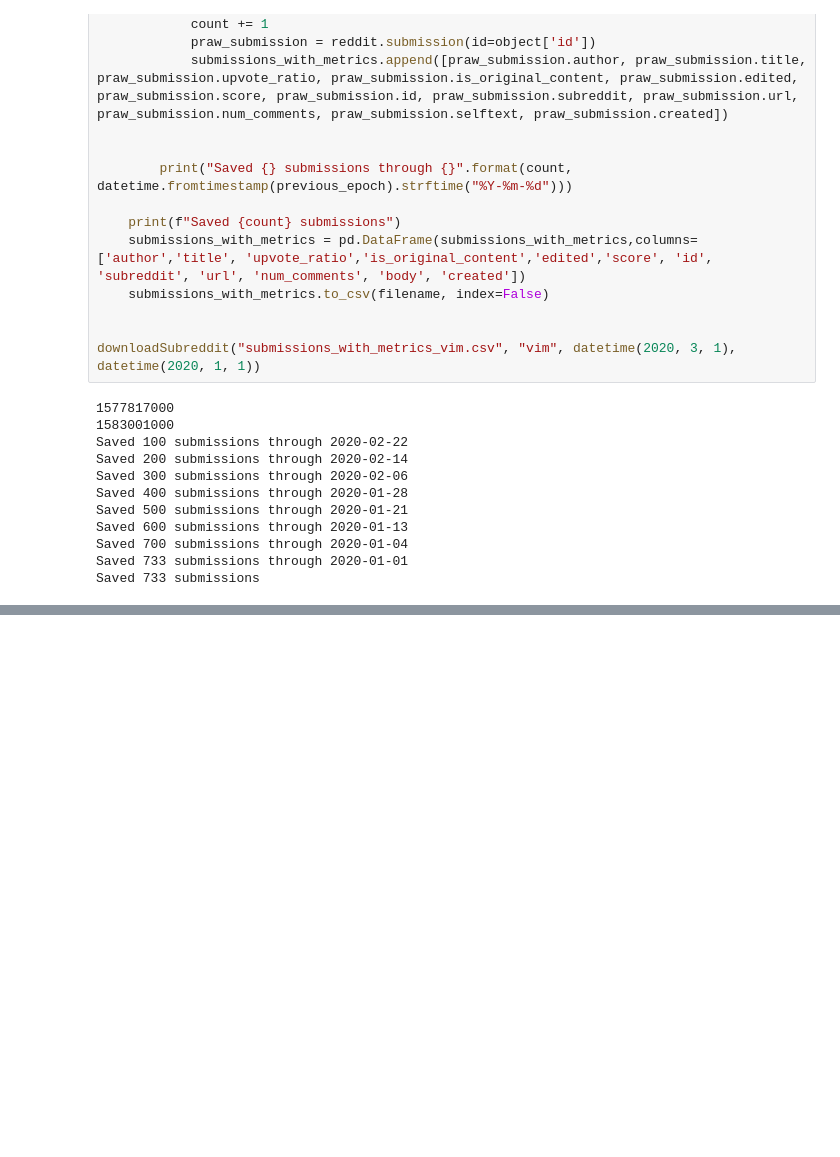
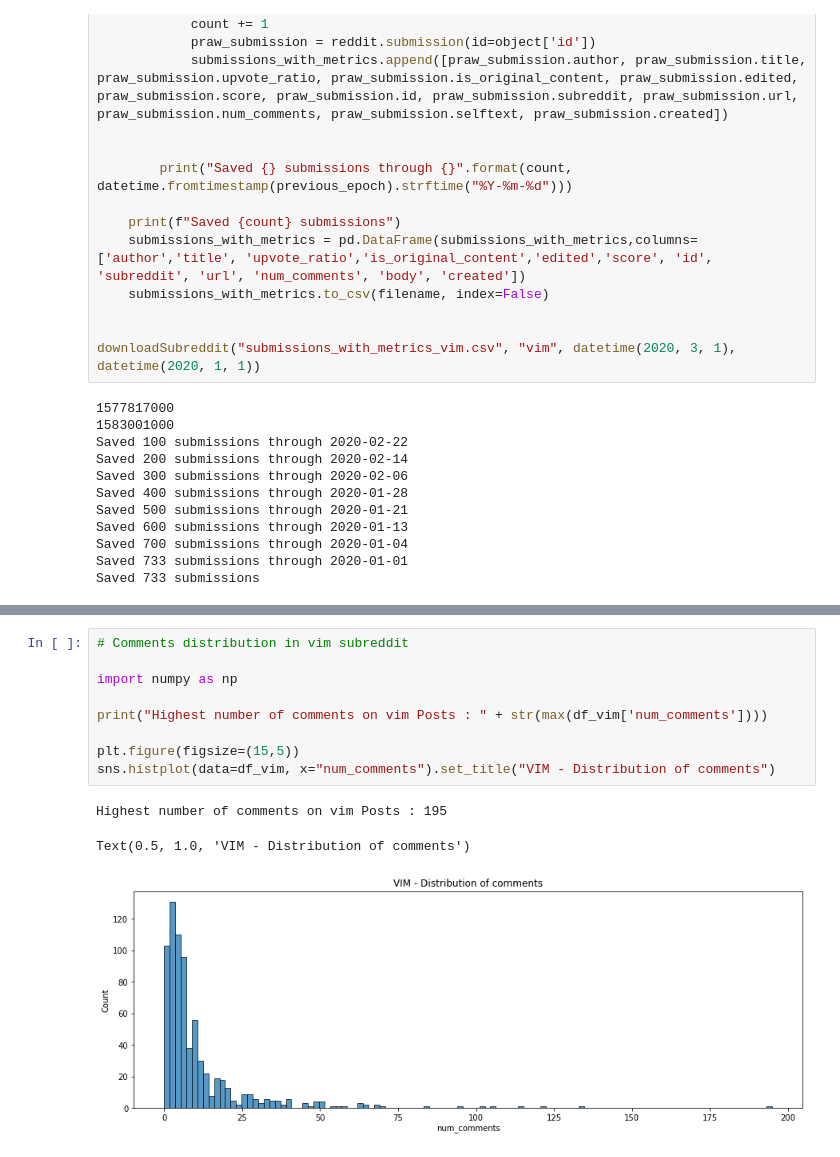
Before and after one commit to Neha-Sajnani/Reddit-Data-Analysis, a Jupyter notebook: Reddit Data Analysis.ipynb, the cells around one changed output, grey strips where cells are left out. Cells and saved outputs as stored; diff of their text form; blank space fills up the shorter version.

```diff
--- a/Reddit Data Analysis.ipynb
+++ b/Reddit Data Analysis.ipynb
@@ -131,0 +206,13 @@ Saved 733 submissions
+# %%
+# Comments distribution in vim subreddit
+
+import numpy as np
+
+print("Highest number of comments on vim Posts : " + str(max(df_vim['num_comments'])))
+
+plt.figure(figsize=(15,5))
+sns.histplot(data=df_vim, x="num_comments").set_title("VIM - Distribution of comments")
+# %% [output]
+Highest number of comments on vim Posts : 195
+Text(0.5, 1.0, 'VIM - Distribution of comments')
+[figure, added]
```
Also changed, not shown: parts of 6 cells of this notebook.
